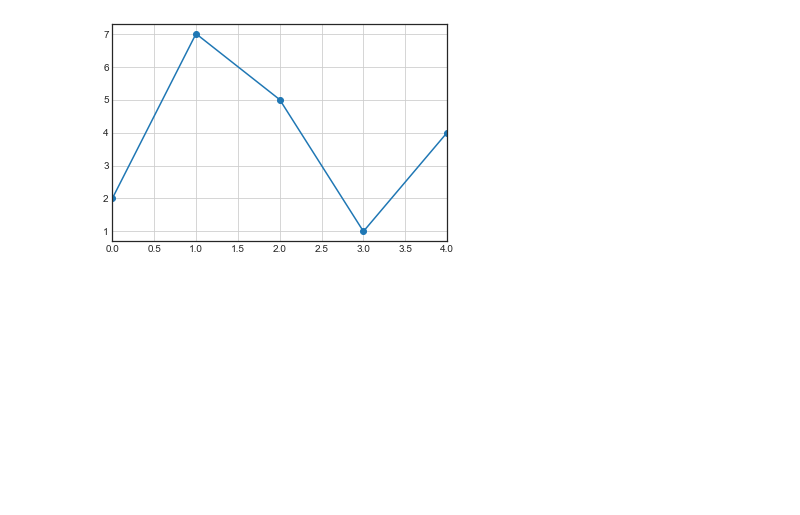
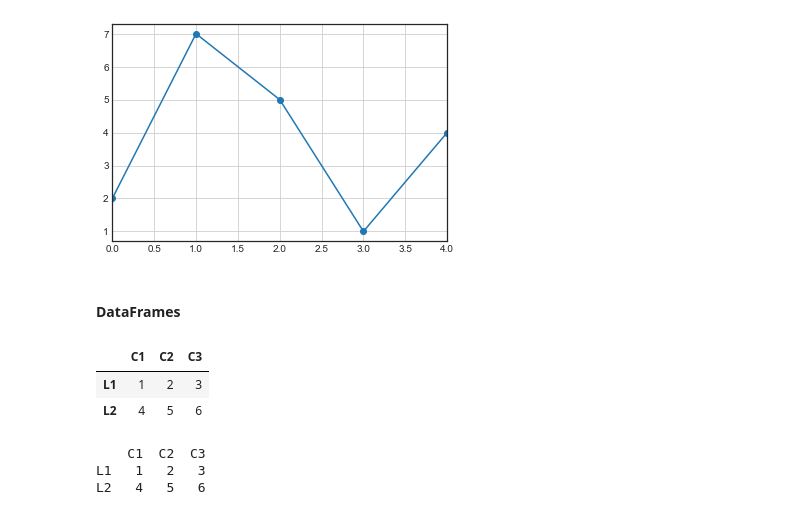
Before and after one commit to InsightLab/imersao-ciencia-de-dados, a Jupyter notebook: 2019/01-Pre-processamento_Limpeza_Analise_de_Dados/Unidade 1.ipynb, the cells around one changed output. Saved outputs shown, nothing was run; the diff lists cells and outputs as text; code cells hidden in the pictures; blank space fills up the shorter version.

```diff
--- a/2019/01-Pre-processamento_Limpeza_Analise_de_Dados/Unidade 1.ipynb
+++ b/2019/01-Pre-processamento_Limpeza_Analise_de_Dados/Unidade 1.ipynb
@@ -399,3 +399,22 @@ print(s2['c'])
 s1.plot(marker='o', grid=True);
 # %% [output]
 [figure]
+# %% [markdown]
+#### DataFrames
+# %%
+matriz = np.array([[1, 2, 3], [4, 5, 6]])
+nomes_linhas = ['L1', 'L2']
+nomes_cols = ['C1', 'C2', 'C3']
+
+df = pd.DataFrame(matriz, index=nomes_linhas, columns=nomes_cols)
+df
+# %% [output]
+|  | C1 | C2 | C3 |
+| L1 | 1 | 2 | 3 |
+| L2 | 4 | 5 | 6 |
+# %%
+print(df)
+# %% [output]
+    C1  C2  C3
+L1   1   2   3
+L2   4   5   6
```
Also changed, not shown: parts of 14 cells of this notebook.
